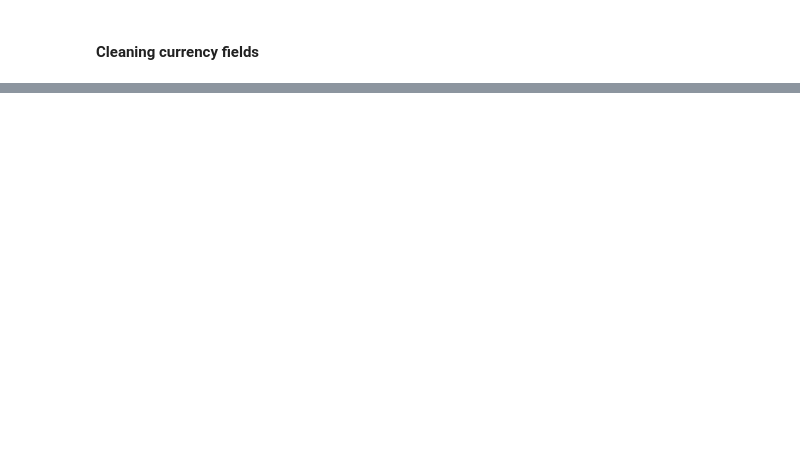
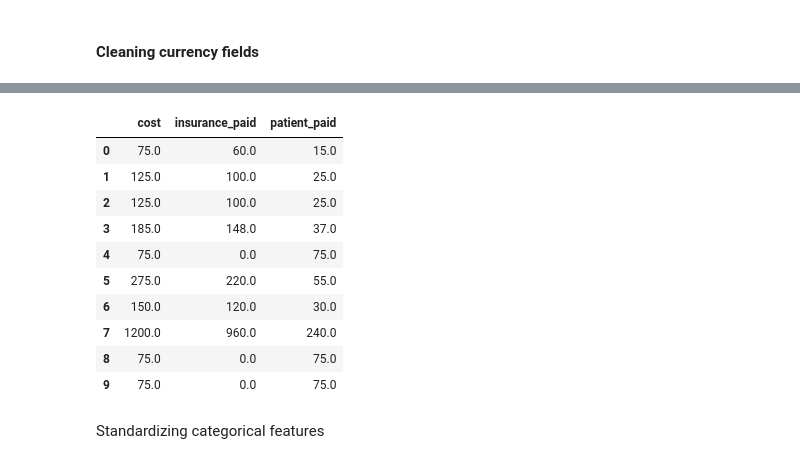
Before and after one commit to Jeremp10/datacleaning, a Jupyter notebook: notebooks/dental_appointments.ipynb, the cells around one changed output, grey strips where cells are left out. Cells and saved outputs as stored; diff of their text form; code cells hidden in the pictures; blank space fills up the shorter version.

```diff
--- a/notebooks/dental_appointments.ipynb
+++ b/notebooks/dental_appointments.ipynb
@@ -136,0 +125,2 @@ memory usage: 3.0+ KB
+# %%
+df_dental['cost'] = pd.to_numeric(df_dental['cost'], errors='coerce')
@@ -136,0 +145,20 @@ memory usage: 3.0+ KB
+# %%
+df_dental['cost'] = df_dental['cost'].round(2)
+df_dental['insurance_paid'] = df_dental['insurance_paid'].round(2)
+df_dental['patient_paid'] = df_dental['patient_paid'].round(2)
+
+df_dental[['cost', 'insurance_paid', 'patient_paid']].head(10)
+# %% [output]
+|  | cost | insurance_paid | patient_paid |
+| 0 | 75.0 | 60.0 | 15.0 |
+| 1 | 125.0 | 100.0 | 25.0 |
+| 2 | 125.0 | 100.0 | 25.0 |
+| 3 | 185.0 | 148.0 | 37.0 |
+| 4 | 75.0 | 0.0 | 75.0 |
+| 5 | 275.0 | 220.0 | 55.0 |
+| 6 | 150.0 | 120.0 | 30.0 |
+| 7 | 1200.0 | 960.0 | 240.0 |
+| 8 | 75.0 | 0.0 | 75.0 |
+| 9 | 75.0 | 0.0 | 75.0 |
+# %% [markdown]
+Standardizing categorical features
```
Also changed, not shown: parts of 14 cells of this notebook.
